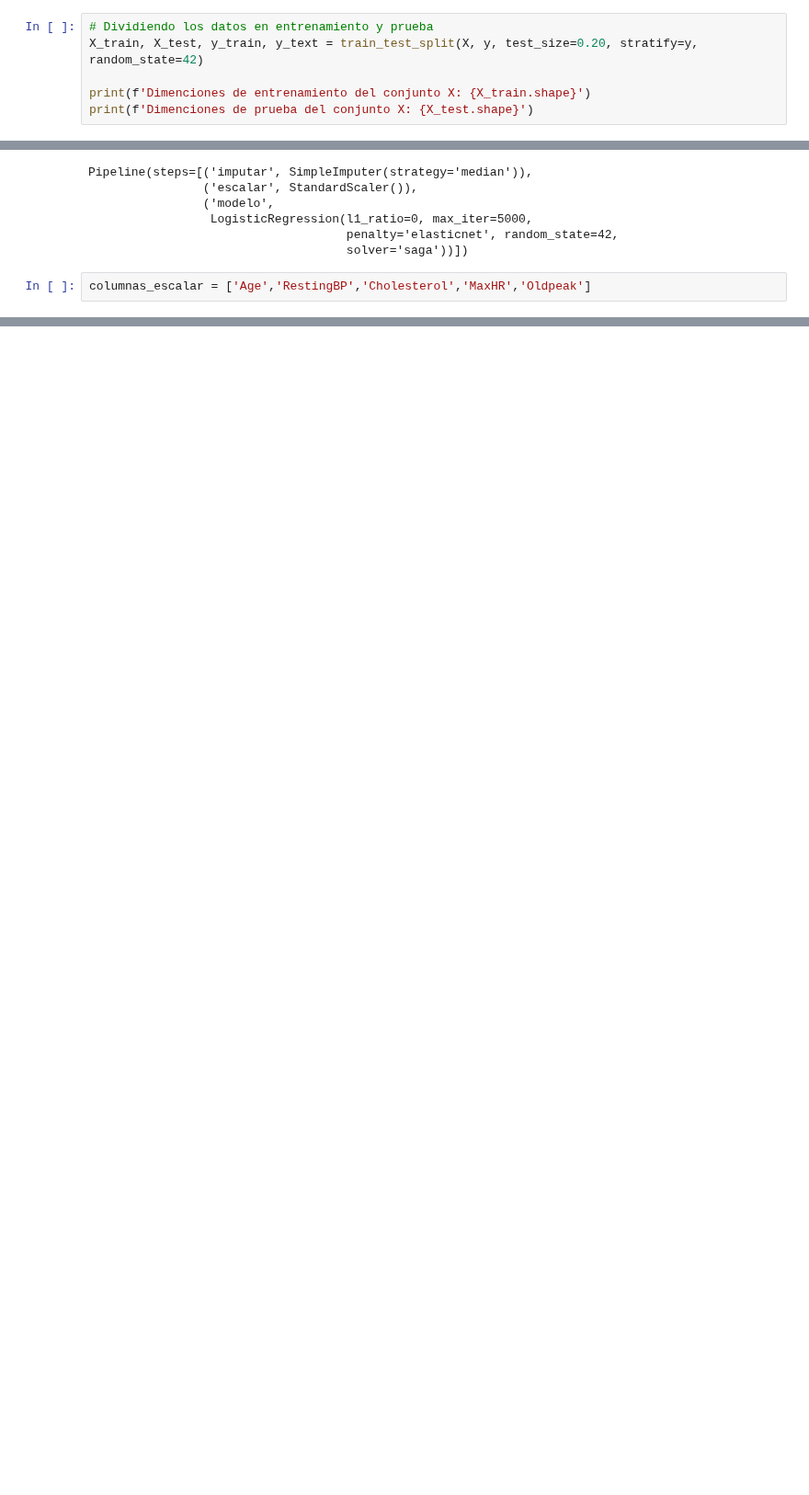
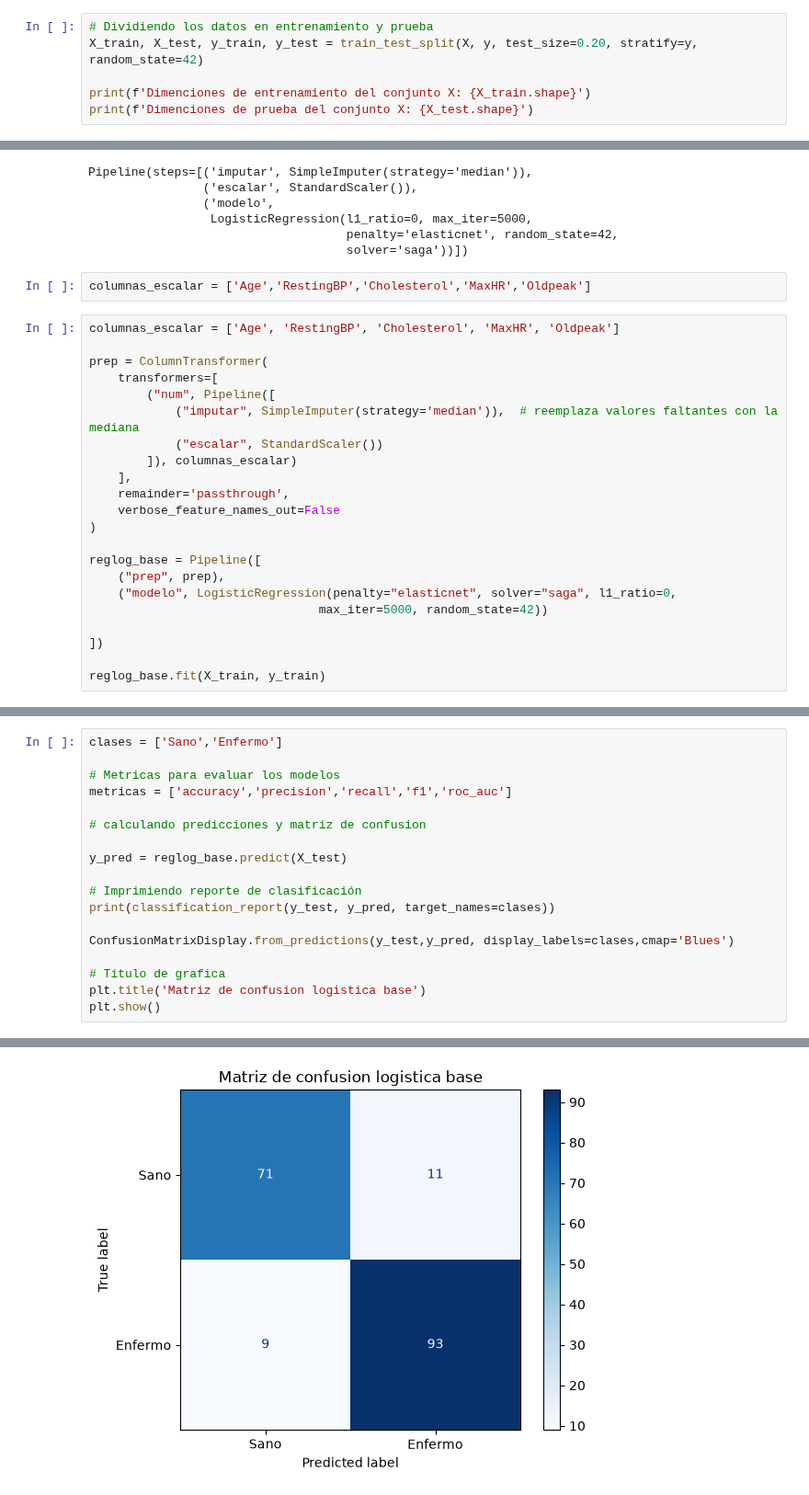
Before and after one commit to leonardovelascoalvarez1-art/Practicas_Inteligencia_Artificial, a Jupyter notebook: Practicas_parcial_2/Practica_SVM_Relog_NB.ipynb, the cells around one changed output, grey strips where cells are left out. Shown at 92% size. Saved outputs shown, nothing was run; the diff lists cells and outputs as text; blank space fills up the shorter version.

Commit message:
clase_07_10_2026
clase_07_10_2026

```diff
--- a/Practicas_parcial_2/Practica_SVM_Relog_NB.ipynb
+++ b/Practicas_parcial_2/Practica_SVM_Relog_NB.ipynb
@@ -225,7 +222,7 @@ print(f'Los datos estan casi balanceados ({proporcion:.1%}), pero aun asi se est
 Los datos estan casi balanceados (55.3%), pero aun asi se estratificaran en el split de datos
 # %%
 # Dividiendo los datos en entrenamiento y prueba
-X_train, X_test, y_train, y_text = train_test_split(X, y, test_size=0.20, stratify=y, random_state=42)
+X_train, X_test, y_train, y_test = train_test_split(X, y, test_size=0.20, stratify=y, random_state=42)
 
 print(f'Dimenciones de entrenamiento del conjunto X: {X_train.shape}')
 print(f'Dimenciones de prueba del conjunto X: {X_test.shape}')
@@ -287,3 +284,25 @@ Pipeline(steps=[('imputar', SimpleImputer(strategy='median')),
                                     solver='saga'))])
 # %%
 columnas_escalar = ['Age','RestingBP','Cholesterol','MaxHR','Oldpeak']
+# %%
+columnas_escalar = ['Age', 'RestingBP', 'Cholesterol', 'MaxHR', 'Oldpeak']
+
+prep = ColumnTransformer(
+    transformers=[
+        ("num", Pipeline([
+            ("imputar", SimpleImputer(strategy='median')),  # reemplaza valores faltantes con la mediana
+            ("escalar", StandardScaler())
+        ]), columnas_escalar)
+    ],
+    remainder='passthrough',
+    verbose_feature_names_out=False
+)
+
+reglog_base = Pipeline([
+    ("prep", prep),
+    ("modelo", LogisticRegression(penalty="elasticnet", solver="saga", l1_ratio=0,
+                                max_iter=5000, random_state=42))
+
+])
+
+reglog_base.fit(X_train, y_train)
@@ -289,0 +325,19 @@ columnas_escalar = ['Age','RestingBP','Cholesterol','MaxHR','Oldpeak']
+# %%
+clases = ['Sano','Enfermo']
+
+# Metricas para evaluar los modelos
+metricas = ['accuracy','precision','recall','f1','roc_auc']
+
+# calculando predicciones y matriz de confusion
+
+y_pred = reglog_base.predict(X_test)
+
+# Imprimiendo reporte de clasificación
+print(classification_report(y_test, y_pred, target_names=clases))
+
+ConfusionMatrixDisplay.from_predictions(y_test,y_pred, display_labels=clases,cmap='Blues')
+
+# Titulo de grafica
+plt.title('Matriz de confusion logistica base')
+plt.show()
+# %% [output]
@@ -289,0 +352 @@ columnas_escalar = ['Age','RestingBP','Cholesterol','MaxHR','Oldpeak']
+[figure, added]
```
Also changed, not shown: parts of 18 cells of this notebook.
